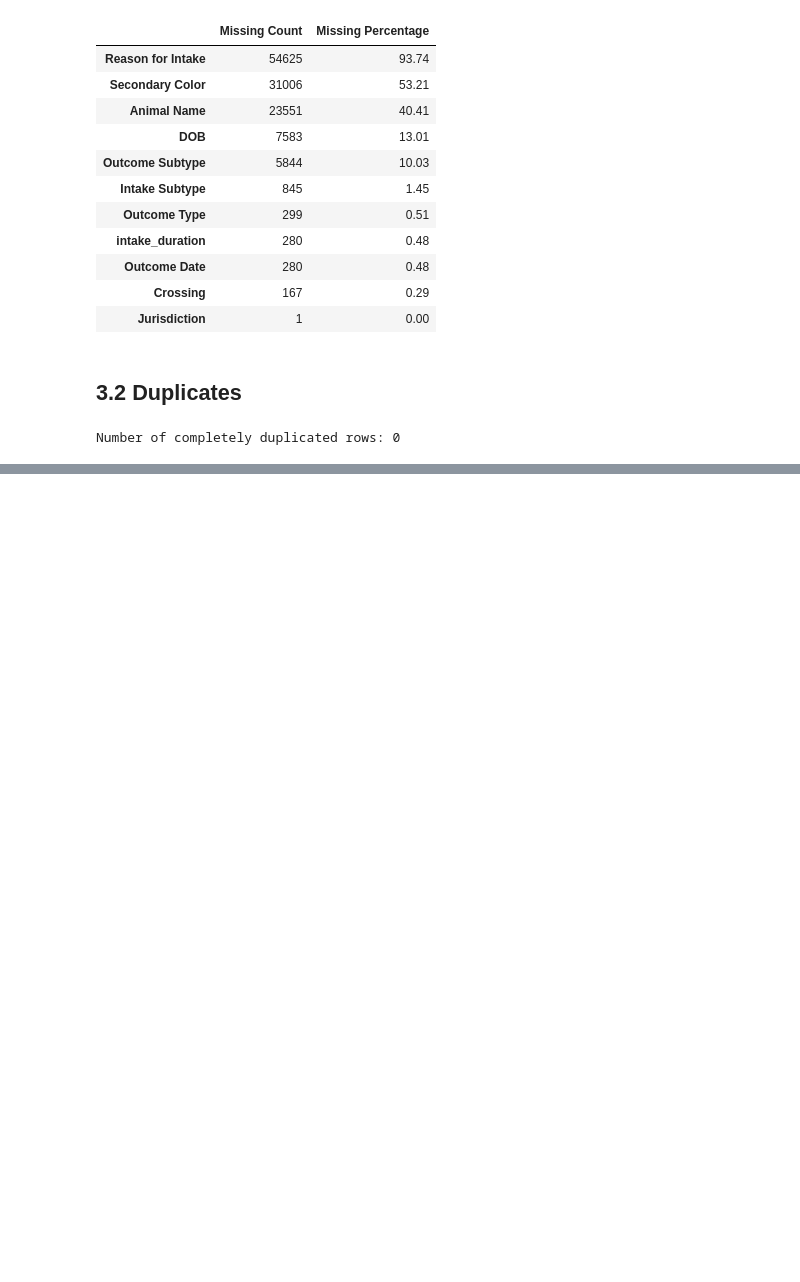
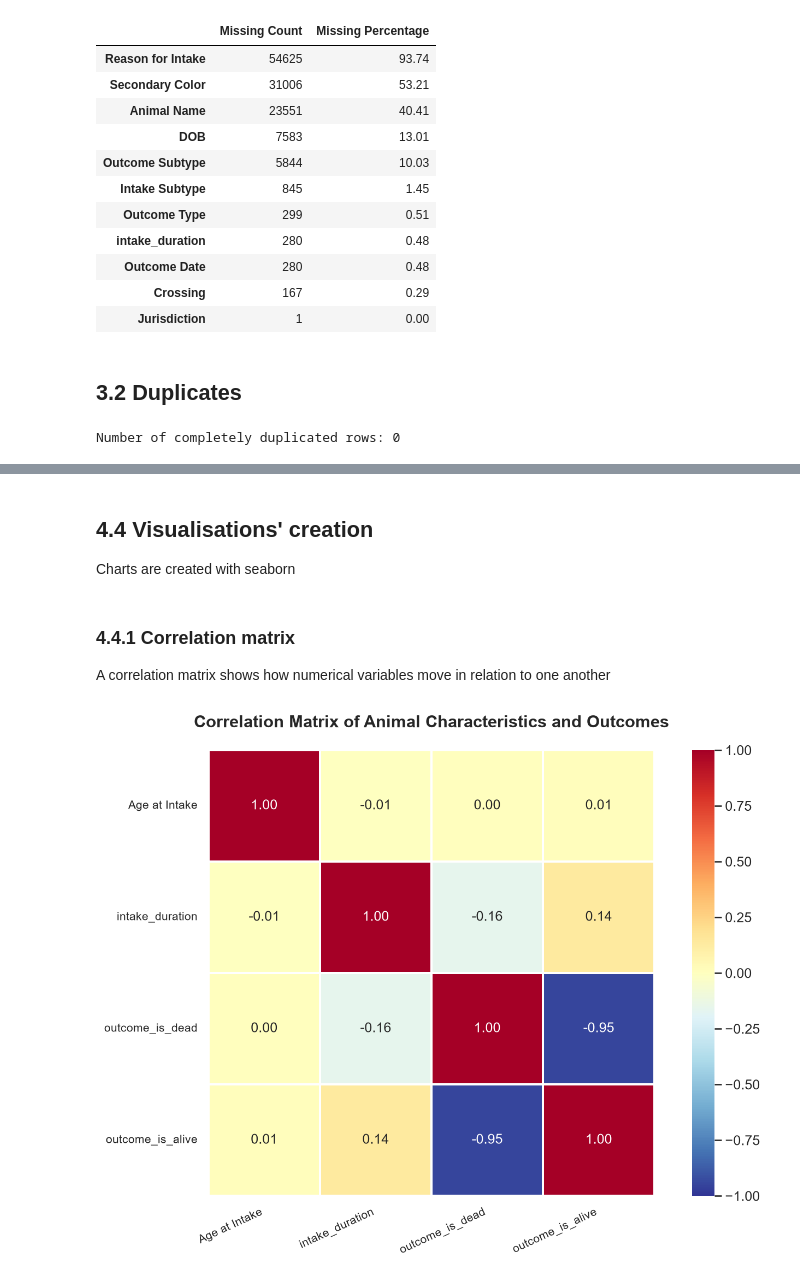
Before and after one commit to wushuyuli/animal-shelter-ml-coursework, a Jupyter notebook: notebook/animal_shelter_analysis.ipynb, the cells around one changed output, grey strips where cells are left out. Cells and saved outputs as stored; diff of their text form; code cells hidden in the pictures; blank space fills up the shorter version.

Commit message:
Performed Exploratory Data Analysis with vusualisations

```diff
--- a/notebook/animal_shelter_analysis.ipynb
+++ b/notebook/animal_shelter_analysis.ipynb
@@ -160,0 +248,6 @@ Number of duplicated Animal IDs: 2145
+# %%
+# Creation of 'age at intake date' column
+
+df['Age at Intake'] = (
+    (df['Intake Date'] - df['DOB']).dt.days / 365.25
+)
@@ -160,0 +272,70 @@ Number of duplicated Animal IDs: 2145
+# %% [markdown]
+## 4.4 Visualisations' creation
+
+Charts are created with seaborn
+# %%
+# Setting a consistent style for plots
+
+sns.set_theme(
+    style="whitegrid",
+    palette="Set2",
+    font_scale=1.1
+)
+
+plt.rcParams['figure.figsize'] = (10, 6)
+plt.rcParams['axes.titleweight'] = 'bold'
+# %% [markdown]
+### 4.4.1 Correlation matrix
+
+A correlation matrix shows how numerical variables move in relation to one another
+# %%
+corr_cols = [
+    'Age at Intake',
+    'intake_duration',
+    'outcome_is_dead',
+    'outcome_is_alive'
+]
+
+corr_data = df[corr_cols].copy()
+
+corr_data['outcome_is_dead'] = corr_data['outcome_is_dead'].astype(int)
+corr_data['outcome_is_alive'] = corr_data['outcome_is_alive'].astype(int)
+
+correlation = corr_data.corr()
+
+plt.figure(figsize=(10, 7), dpi=150)
+
+sns.heatmap(
+    correlation,
+    annot=True,
+    cmap='RdYlBu_r',
+    fmt='.2f',
+    center=0,
+    vmin=-1,
+    vmax=1,
+    linewidths=1,
+    square=True,
+    annot_kws={'size': 12}
+)
+
+plt.title(
+    'Correlation Matrix of Animal Characteristics and Outcomes',
+    fontsize=15,
+    fontweight='bold',
+    pad=20
+)
+
+plt.xticks(rotation=25, ha='right', fontsize=10)
+plt.yticks(rotation=0, fontsize=10)
+
+plt.tight_layout()
+
+plt.savefig(
+    'correlation_matrix.png',
+    dpi=300,
+    bbox_inches='tight'
+)
+
+plt.show()
+# %% [output]
+[figure, added]
```
Also changed, not shown: parts of 24 cells of this notebook, 1 other file.
